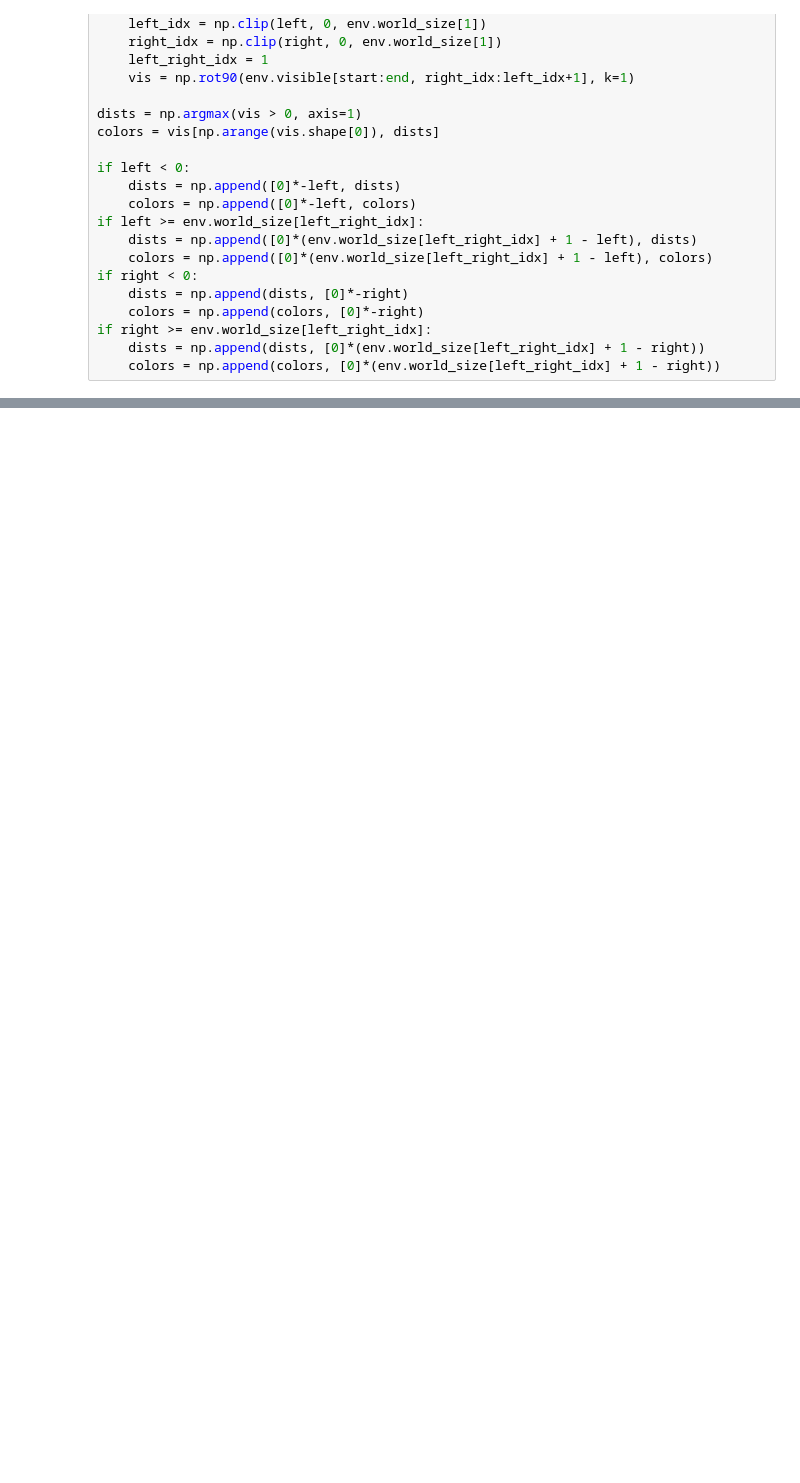
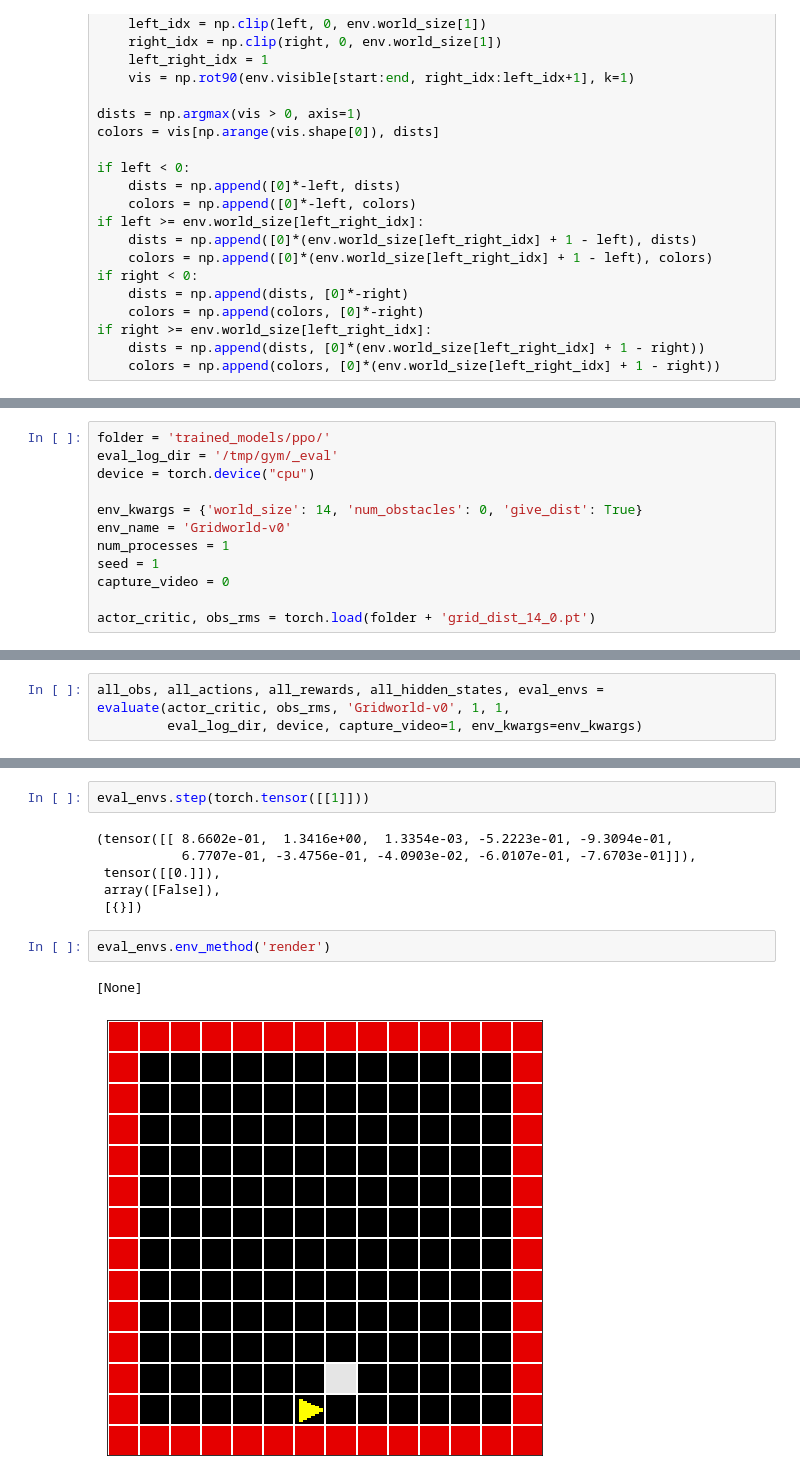
Before and after one commit to liuandrew/training-rl-algo, a Jupyter notebook: misc.ipynb, the cells around one changed output, grey strips where cells are left out. Drawn from its saved outputs; the diff is of its cells as text; blank space fills up the shorter version.

```diff
--- a/misc.ipynb
+++ b/misc.ipynb
@@ -2038,0 +2049,12 @@ if right >= env.world_size[left_right_idx]:
+# %%
+folder = 'trained_models/ppo/'
+eval_log_dir = '/tmp/gym/_eval'
+device = torch.device("cpu")
+
+env_kwargs = {'world_size': 14, 'num_obstacles': 0, 'give_dist': True}
+env_name = 'Gridworld-v0'
+num_processes = 1
+seed = 1
+capture_video = 0
+
+actor_critic, obs_rms = torch.load(folder + 'grid_dist_14_0.pt')
@@ -2038,0 +2065,3 @@ if right >= env.world_size[left_right_idx]:
+# %%
+all_obs, all_actions, all_rewards, all_hidden_states, eval_envs = evaluate(actor_critic, obs_rms, 'Gridworld-v0', 1, 1,
+         eval_log_dir, device, capture_video=1, env_kwargs=env_kwargs)
@@ -2038,0 +2094,13 @@ if right >= env.world_size[left_right_idx]:
+# %%
+eval_envs.step(torch.tensor([[1]]))
+# %% [output]
+(tensor([[ 8.6602e-01,  1.3416e+00,  1.3354e-03, -5.2223e-01, -9.3094e-01,
+           6.7707e-01, -3.4756e-01, -4.0903e-02, -6.0107e-01, -7.6703e-01]]),
+ tensor([[0.]]),
+ array([False]),
+ [{}])
+# %%
+eval_envs.env_method('render')
+# %% [output]
+[None]
+[figure, added]
```
Also changed, not shown: parts of 18 cells of this notebook, 4 other files.
